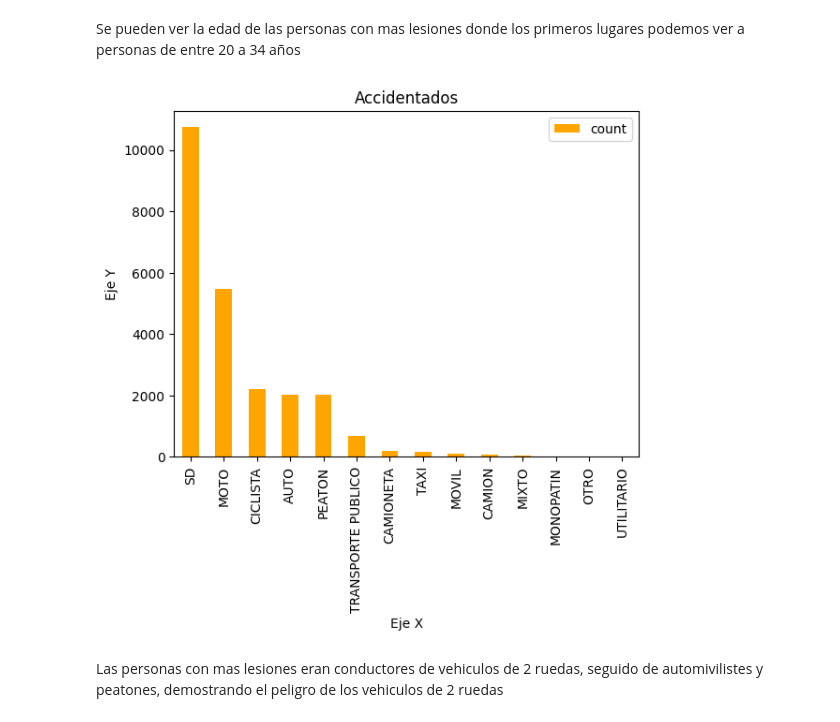
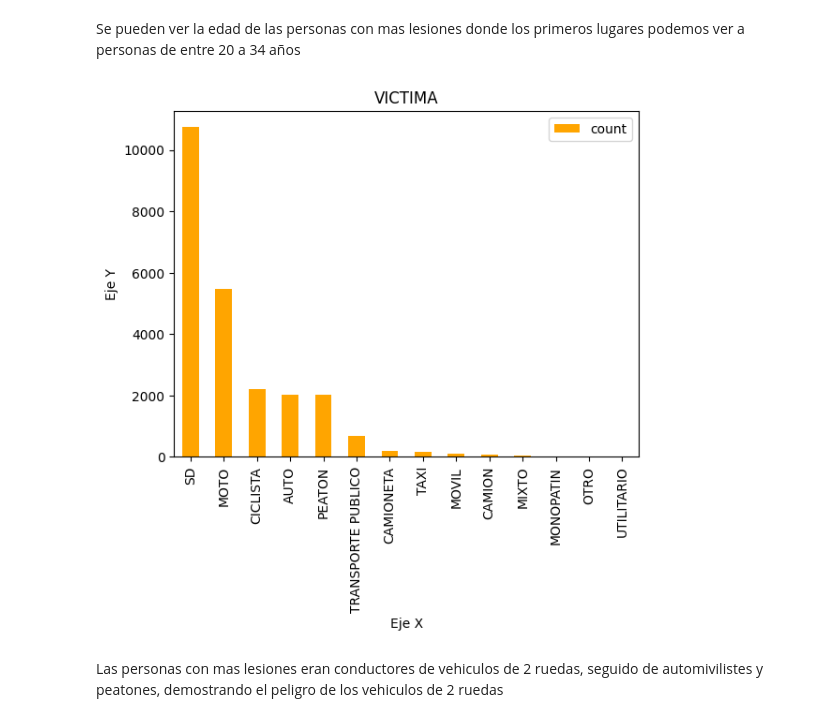
Before and after one commit to 0Notak/PI2-HENRY, a Jupyter notebook: EDA.ipynb, the cells around one changed output. Drawn from its saved outputs; the diff is of its cells as text; code cells hidden in the pictures.

```diff
--- a/EDA.ipynb
+++ b/EDA.ipynb
@@ -95,14 +97,14 @@ type = df_hoja1['victima'].value_counts()
 # %%
 type.plot(kind='bar', color='orange')
 plt.xlabel('Eje X')
 plt.ylabel('Eje Y')
-plt.title('Accidentados')
+plt.title('VICTIMA')
 
 plt.legend()
 
 plt.show()
 # %% [output]
-[figure, old version]
+[figure, new version]
 # %% [markdown]
 Las personas con mas lesiones eran conductores de vehiculos de 2 ruedas, seguido de automivilistes y peatones, demostrando el peligro de los vehiculos de 2 ruedas
 # %%
```
Also changed, not shown: parts of 3 cells of this notebook.
